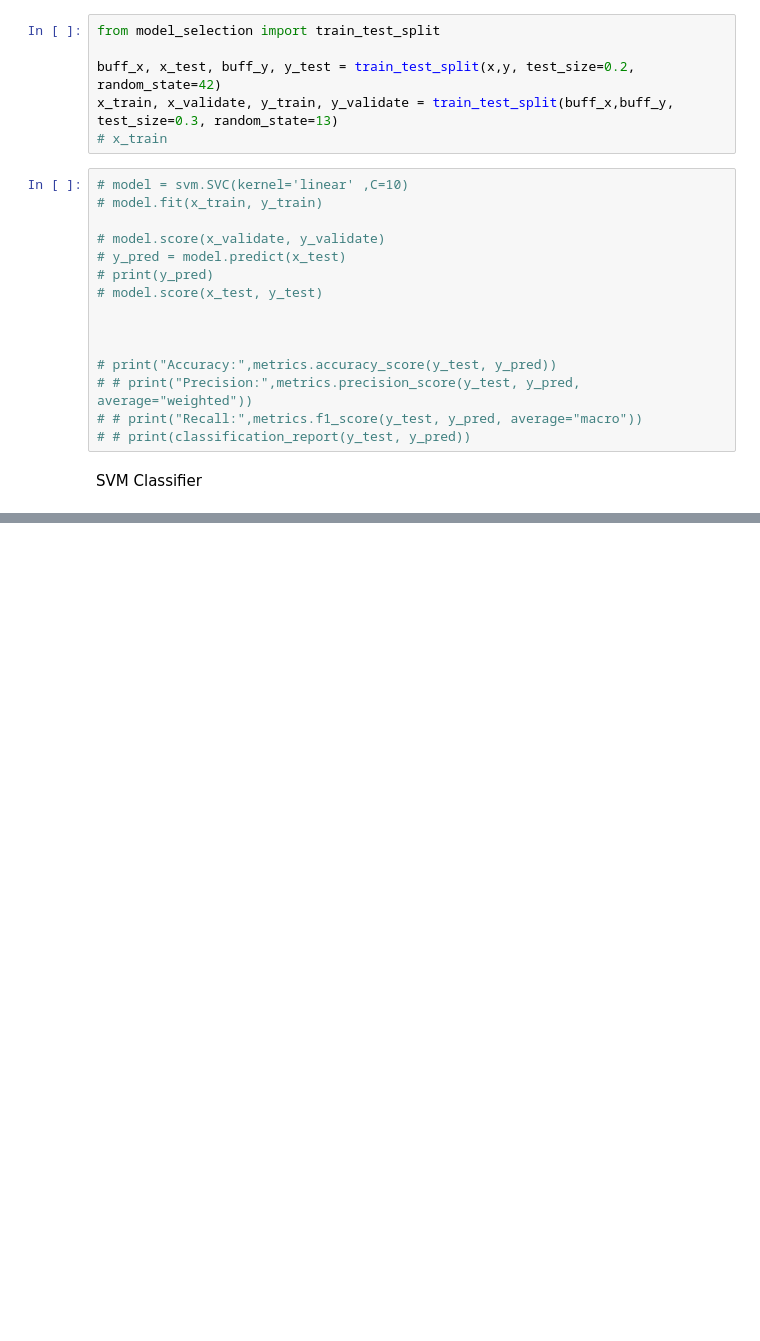
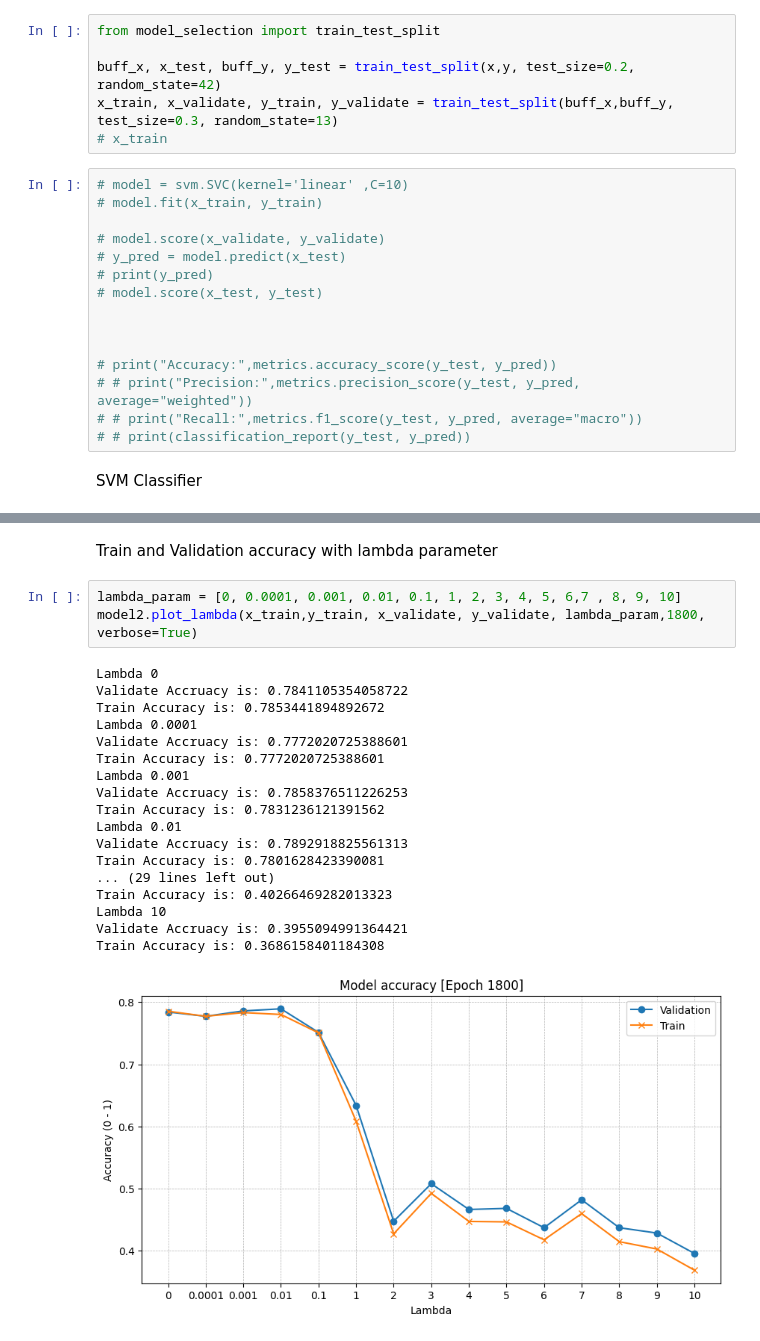
Before and after one commit to PeerasitPloyaram/Support_Vector_Machine_SVM-From_Scratch, a Jupyter notebook: src/main_water_Quality1.ipynb, the cells around one changed output, grey strips where cells are left out. Cells and saved outputs as stored; diff of their text form; blank space fills up the shorter version.

Commit message:
Testing plot_lambda With DataSet

```diff
--- a/src/main_water_Quality1.ipynb
+++ b/src/main_water_Quality1.ipynb
@@ -159,3 +161,27 @@ Epoch 2000
 Validate Accruacy is: 0.7737478411053541
 Train Accuracy is: 0.765358993338268
 [figure]
+# %% [markdown]
+Train and Validation accuracy with lambda parameter
+# %%
+lambda_param = [0, 0.0001, 0.001, 0.01, 0.1, 1, 2, 3, 4, 5, 6,7 , 8, 9, 10]
+model2.plot_lambda(x_train,y_train, x_validate, y_validate, lambda_param,1800, verbose=True)
+# %% [output]
+Lambda 0
+Validate Accruacy is: 0.7841105354058722
+Train Accuracy is: 0.7853441894892672
+Lambda 0.0001
+Validate Accruacy is: 0.7772020725388601
+Train Accuracy is: 0.7772020725388601
+Lambda 0.001
+Validate Accruacy is: 0.7858376511226253
+Train Accuracy is: 0.7831236121391562
+Lambda 0.01
+Validate Accruacy is: 0.7892918825561313
+Train Accuracy is: 0.7801628423390081
+... (29 lines left out)
+Train Accuracy is: 0.40266469282013323
+Lambda 10
+Validate Accruacy is: 0.3955094991364421
+Train Accuracy is: 0.3686158401184308
+[figure, added]
```
Also changed, not shown: parts of 3 cells of this notebook.
